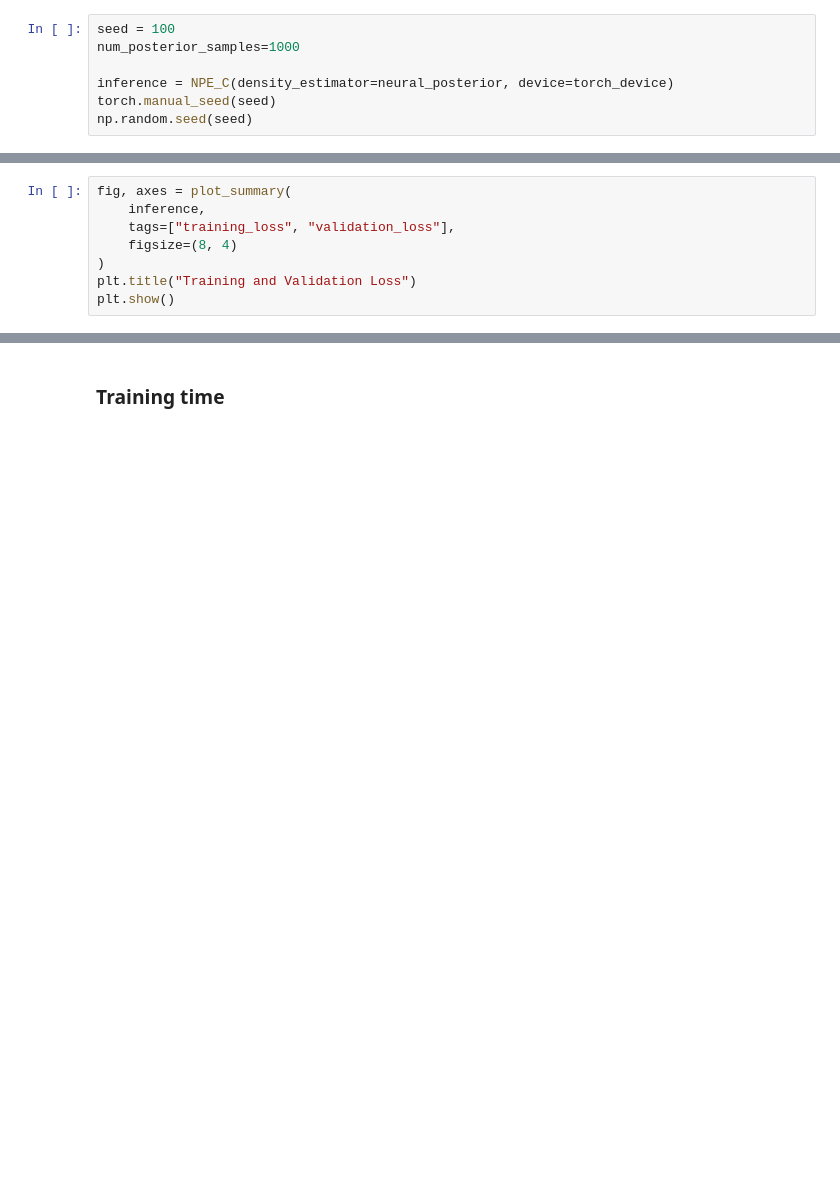
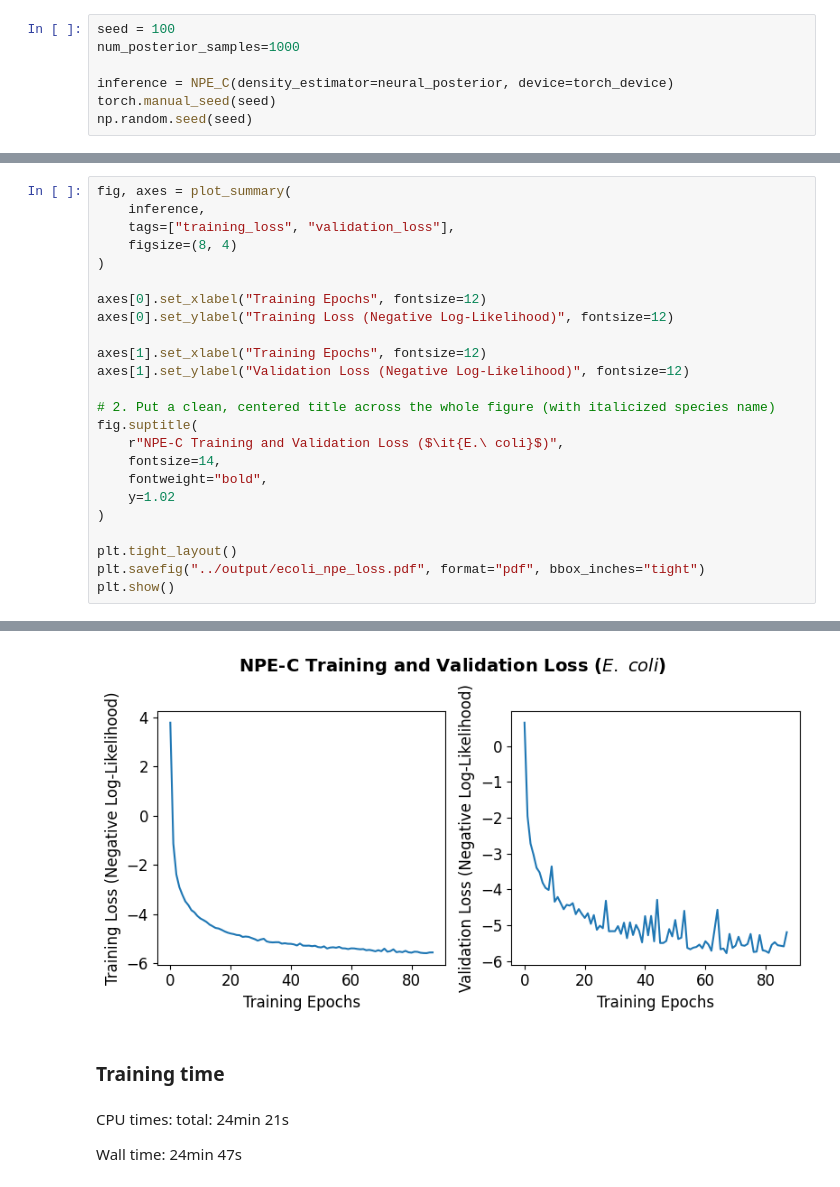
Before and after one commit to haochu-liu/likelihood-free, a Jupyter notebook: python/running_time_ecoli.ipynb, the cells around one changed output, grey strips where cells are left out. Saved outputs shown, nothing was run; the diff lists cells and outputs as text; blank space fills up the shorter version.

Commit message:
running time for staph and ecoli

```diff
--- a/python/running_time_ecoli.ipynb
+++ b/python/running_time_ecoli.ipynb
@@ -201,5 +292,22 @@ fig, axes = plot_summary(
     tags=["training_loss", "validation_loss"],
     figsize=(8, 4)
 )
-plt.title("Training and Validation Loss")
+
+axes[0].set_xlabel("Training Epochs", fontsize=12)
+axes[0].set_ylabel("Training Loss (Negative Log-Likelihood)", fontsize=12)
+
+axes[1].set_xlabel("Training Epochs", fontsize=12)
+axes[1].set_ylabel("Validation Loss (Negative Log-Likelihood)", fontsize=12)
+
+# 2. Put a clean, centered title across the whole figure (with italicized species name)
+fig.suptitle(
+    r"NPE-C Training and Validation Loss ($\it{E.\ coli}$)",
+    fontsize=14,
+    fontweight="bold",
+    y=1.02
+)
+
+plt.tight_layout()
+plt.savefig("../output/ecoli_npe_loss.pdf", format="pdf", bbox_inches="tight")
 plt.show()
+# %% [output]
@@ -206,2 +317,7 @@ plt.show()
+[figure, added]
 # %% [markdown]
 ### Training time
+# %% [markdown]
+CPU times: total: 24min 21s
+
+Wall time: 24min 47s
```
Also changed, not shown: parts of 13 cells of this notebook, 1 other file.
